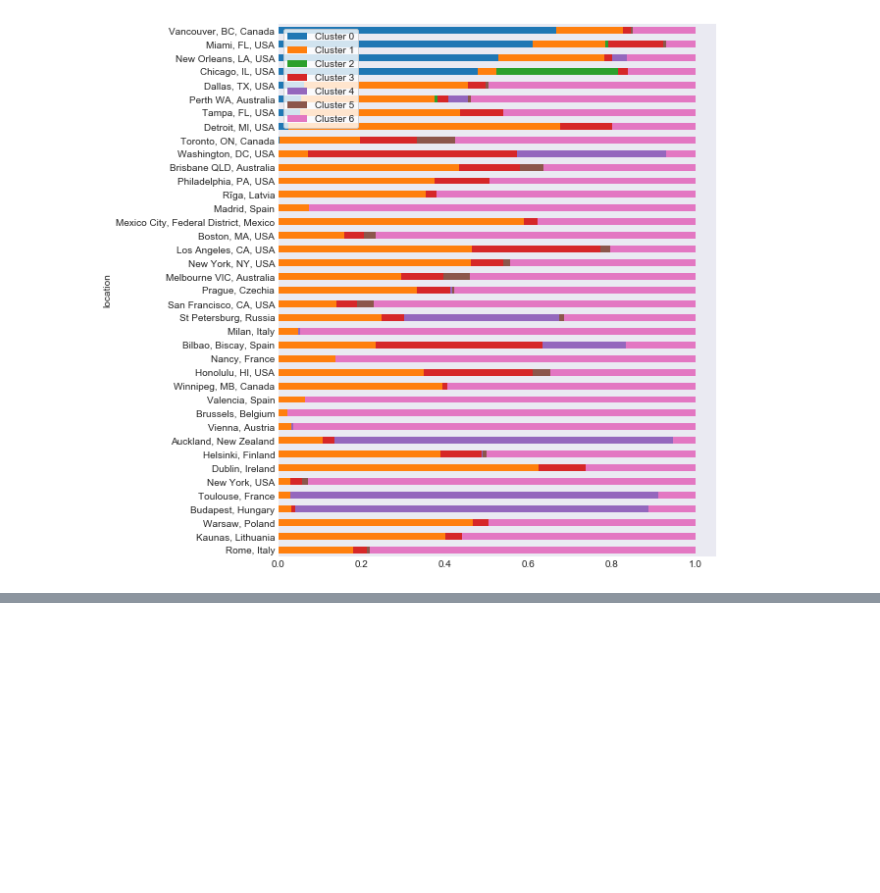
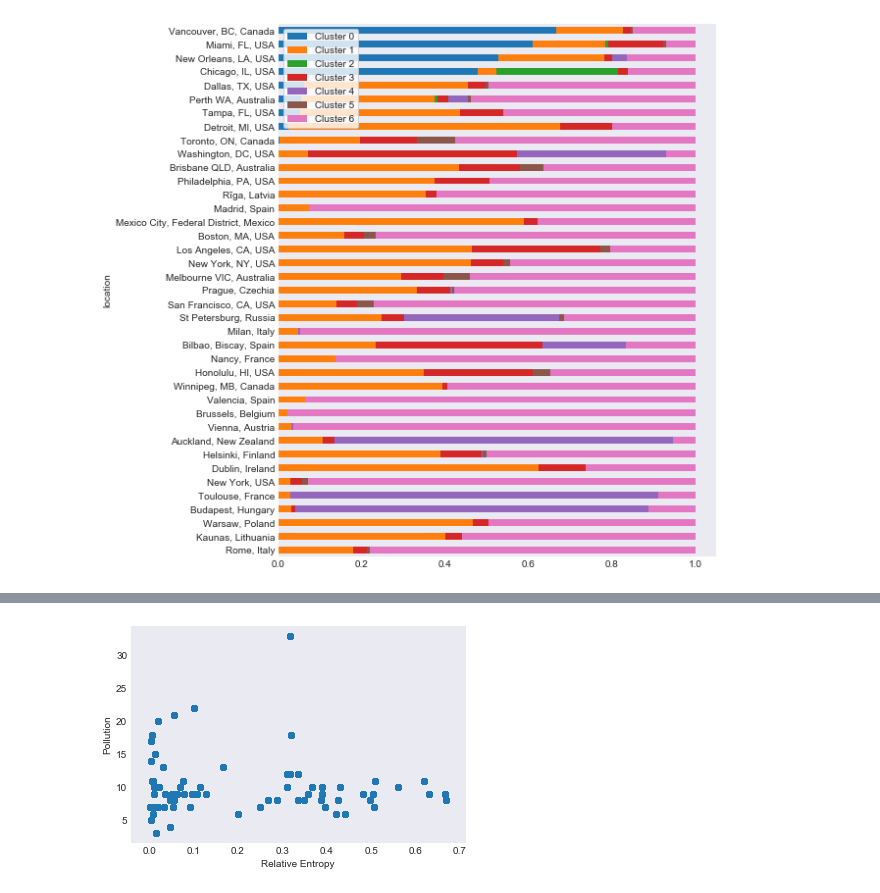
Before and after one commit to Urban-Analytics/BusAnalytics, a Jupyter notebook: Analysis/BusRouteAnalysis.ipynb, the cells around one changed output, grey strips where cells are left out. Drawn from its saved outputs; the diff is of its cells as text; code cells hidden in the pictures; blank space fills up the shorter version.

Commit message:
added initial pollution and satisfaction (moovit survey) analyis

```diff
--- a/Analysis/BusRouteAnalysis.ipynb
+++ b/Analysis/BusRouteAnalysis.ipynb
@@ -52,6 +52,9 @@ subset_cities = subset_cities.to_frame()
 route_city_metrics = route_metrics.merge(city_metrics,left_on="location", right_on='city')
 route_city_metrics = route_city_metrics.set_index('city').join(subset_cities.set_index('city'), on='city', how='right')
 route_city_metrics = route_city_metrics.reset_index(drop=True)
+
+# Extract the name of the city
+route_city_metrics['CityName'] = route_city_metrics["city"].apply(lambda x: x.split(',')[0].strip())
 # %%
 len(route_city_metrics)
 # %% [output]
@@ -440,0 +452,7 @@ Possible factors to explore:
+# %%
+# link to pollution data and do some plots
+pollution = pd.read_csv("./data/aap_air_quality_database_2018_v14.csv")
+
+# Join
+metrics_pollution = route_city_metrics.set_index("CityName").join(pollution.set_index("City/Town"))
+metrics_pollution.head()
@@ -440,0 +466,7 @@ Possible factors to explore:
+# %%
+plt.scatter(x=metrics_pollution['rel_entropy'], y=metrics_pollution['Annual mean, ug/m3'])
+plt.xlabel("Relative Entropy")
+plt.ylabel("Pollution")
+plt.show()
+# %% [output]
+[figure, added]
```
Also changed, not shown: parts of 9 cells of this notebook, 3 other files.
